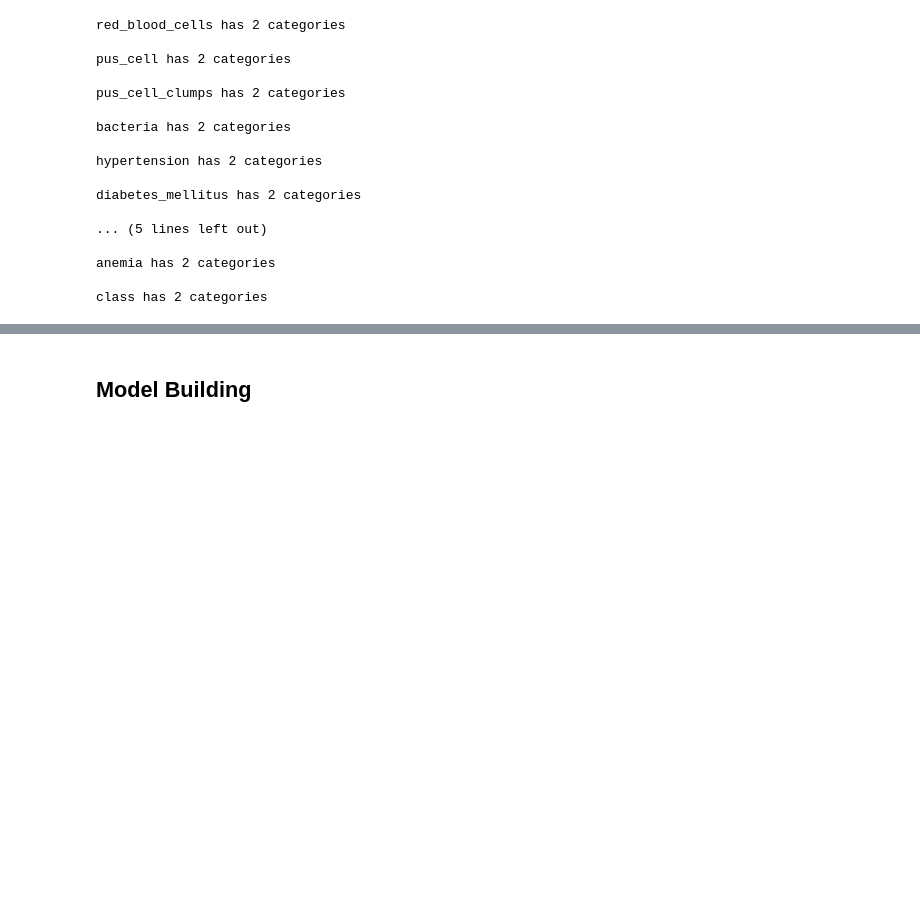
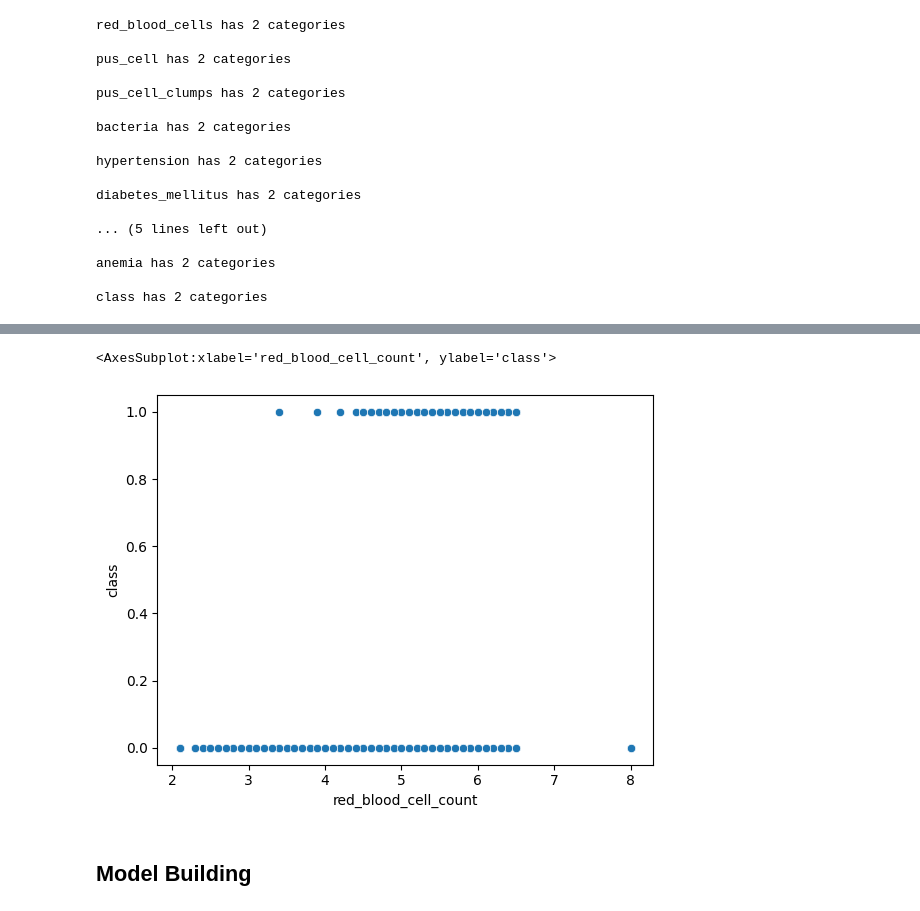
Before and after one commit to cygnus55/Chronic-Kidney-Disease-Prediction-ML, a Jupyter notebook: notebooks/main.ipynb, the cells around one changed output, grey strips where cells are left out. Saved outputs shown, nothing was run; the diff lists cells and outputs as text; code cells hidden in the pictures; blank space fills up the shorter version.

```diff
--- a/notebooks/main.ipynb
+++ b/notebooks/main.ipynb
@@ -273,3 +299,12 @@ df.head()
+# %%
+scatterplot(
+    x="red_blood_cell_count",
+    y="class",
+    data=df
+)
+# %% [output]
+<AxesSubplot:xlabel='red_blood_cell_count', ylabel='class'>
+[figure, added]
 # %% [markdown]
 ## Model Building
 # %%
```
Also changed, not shown: parts of 30 cells of this notebook, 5 other files.
